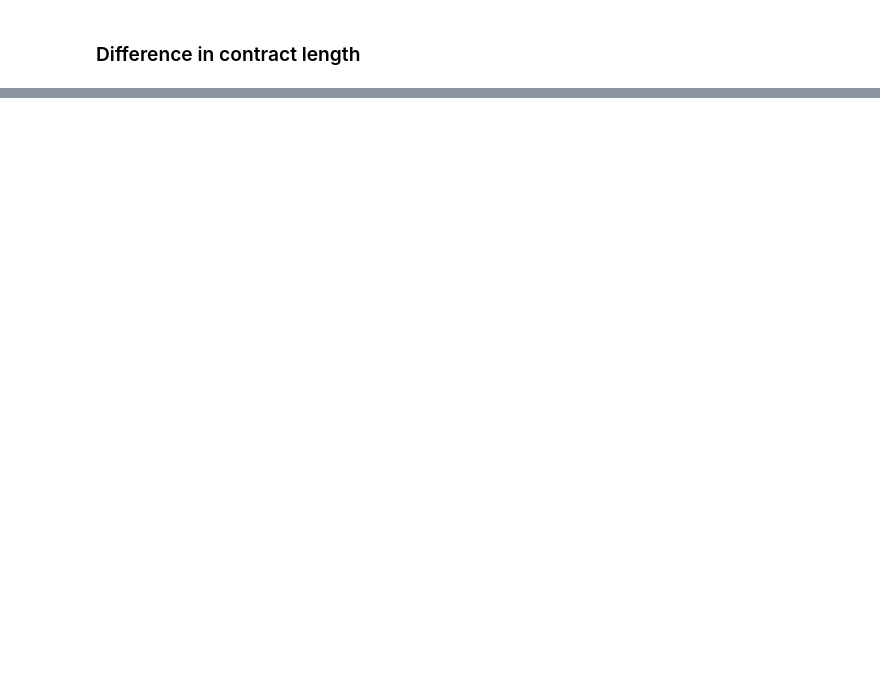
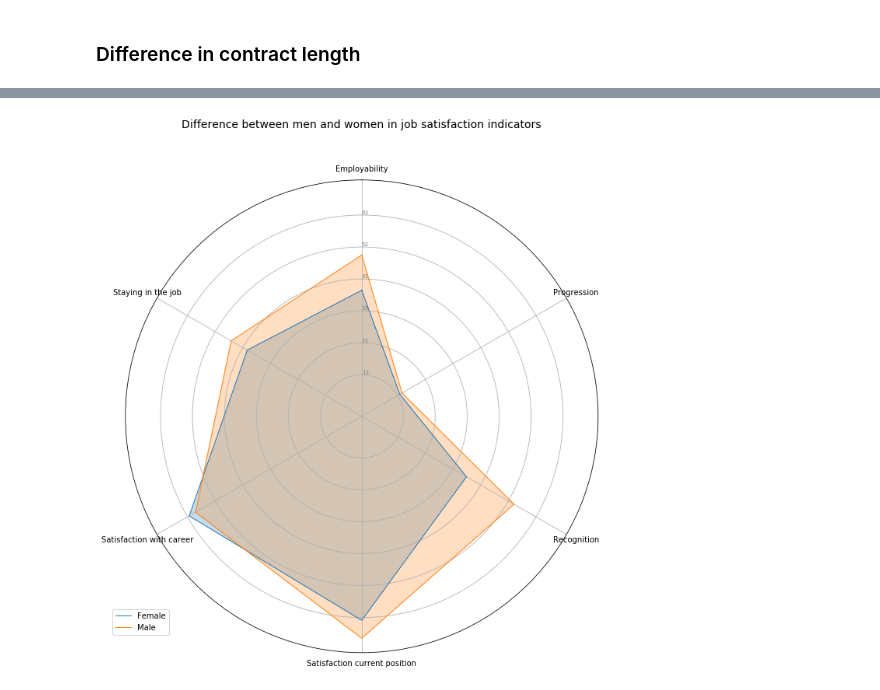
Before and after one commit to softwaresaved/international-survey, a Jupyter notebook: analysis/2018/x. Additional analysis.ipynb, the cells around one changed output, grey strips where cells are left out. Saved outputs shown, nothing was run; the diff lists cells and outputs as text; code cells hidden in the pictures; blank space fills up the shorter version.

```diff
--- a/analysis/2018/x. Additional analysis.ipynb
+++ b/analysis/2018/x. Additional analysis.ipynb
@@ -26,2 +137,6 @@ It contains further developments.
+# %%
+df_gender_final = df_gender[(df['socio2. Please select your gender'] == 'Male') | (df['socio2. Please select your gender'] == 'Female')]
 # %% [markdown]
 ### Difference in contract length
+# %%
+df_gender_final.drop(['Country', 'Year'], axis=1, inplace=True)
@@ -33,0 +223,16 @@ It contains further developments.
+# %%
+df_job_sat = pd.DataFrame(columns = ['Gender', 'Job satisfaction', 'Percentage'])
+columns_to_plot = ['Satisfaction with career', 'Satisfaction current position', 'Recognition', 'Progression', 'Employability', 'Staying in the job']
+for i in columns_to_plot:
+    df_sa = df_gender_final.groupby('socio2. Please select your gender')[i].value_counts().groupby(level = 0).transform(lambda x: (x/x.sum())*100).to_frame()
+    df_sa.columns = ['Percentage']
+    df_sa = df_sa.reset_index()
+    df_sa_positive = df_sa.loc[df_sa[i] == 'Positive']
+    df_sa_positive = df_sa_positive.replace({'Positive': i})
+    df_sa_positive.columns = ['Gender', 'Job satisfaction', 'Percentage']
+    df_job_sat= df_job_sat.append(df_sa_positive)
+# %%
+df_job_sat = df_job_sat.pivot(index='Gender', columns='Job satisfaction', values='Percentage')
+radar_plotting(df_job_sat, title='Difference between men and women in job satisfaction indicators')
+# %% [output]
+[figure, added]
```
Also changed, not shown: parts of 36 cells of this notebook, 9 other files.
